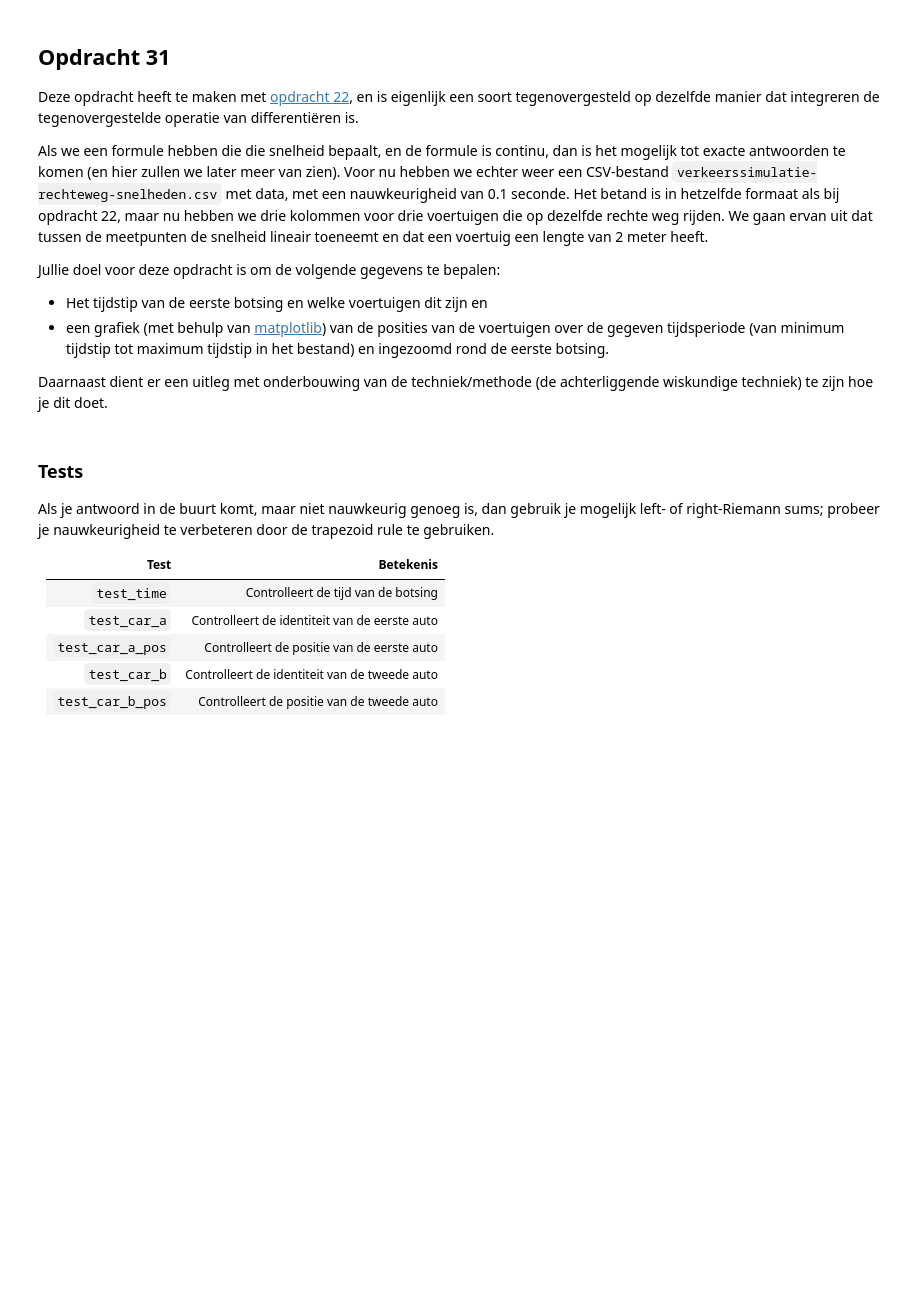
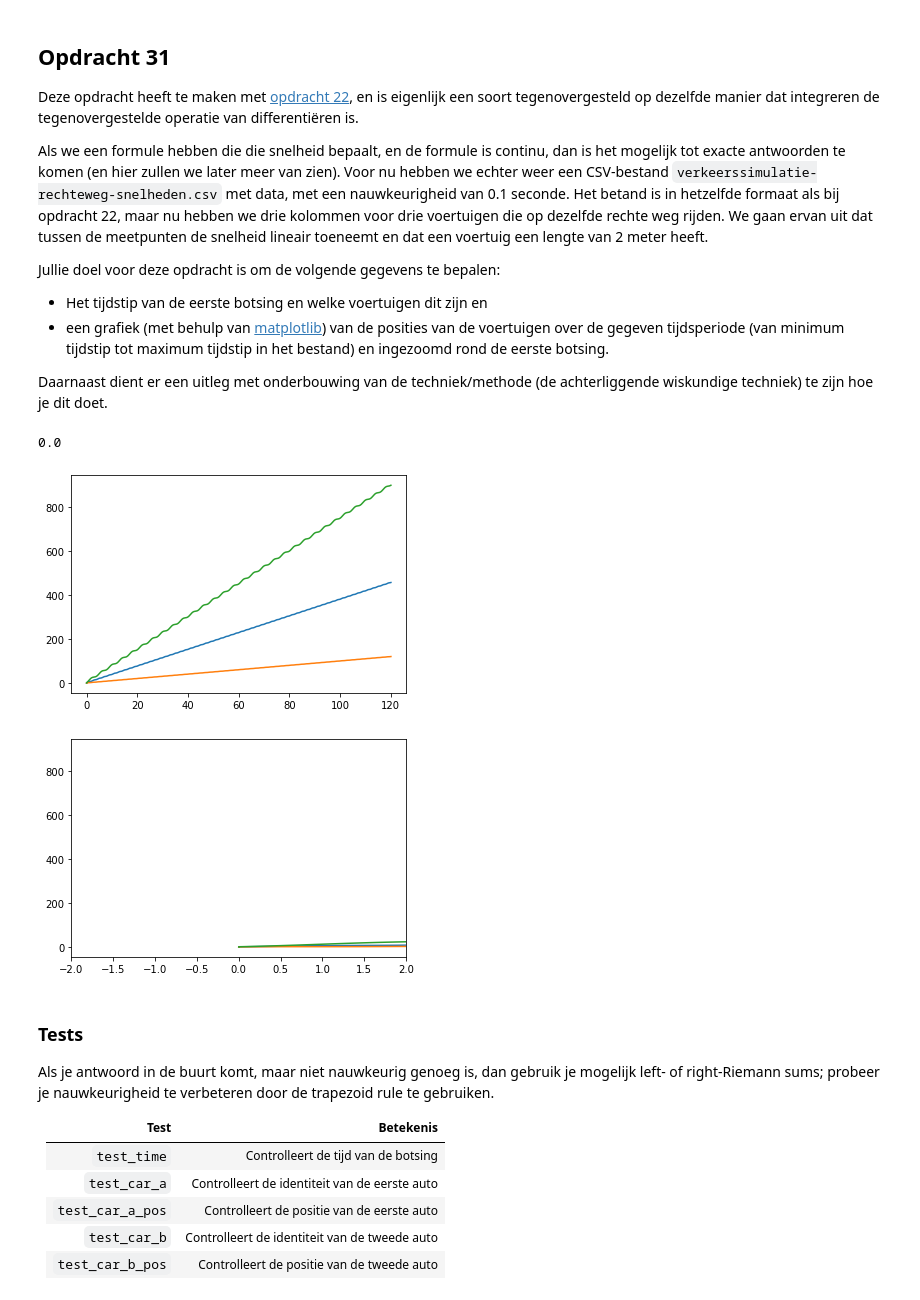
Before and after one commit to JordyAlkema/AC-2020, a Jupyter notebook: AC Werkboek.ipynb, the cells around one changed output. Cells and saved outputs as stored; diff of their text form; code cells hidden in the pictures; blank space fills up the shorter version.

```diff
--- a/AC Werkboek.ipynb
+++ b/AC Werkboek.ipynb
@@ -2604,21 +2768,3 @@ Jullie doel voor deze opdracht is om de volgende gegevens te bepalen:
  - een grafiek (met behulp van [matplotlib](https://matplotlib.org/3.2.1/api/_as_gen/matplotlib.pyplot.plot.html)) van de posities van de voertuigen over de gegeven tijdsperiode (van minimum tijdstip tot maximum tijdstip in het bestand) en ingezoomd rond de eerste botsing.
 
 Daarnaast dient er een uitleg met onderbouwing van de techniek/methode (de achterliggende wiskundige techniek) te zijn hoe je dit doet.
-# %%
-import csv
-
-def get_data() -> Tuple[np.ndarray, np.ndarray, np.ndarray, np.ndarray]: # TODO
-    pass
-
-def plot_data(ys: np.ndarray, xss: List[np.ndarray], xrange: Tuple[int,int] = None, yrange: Tuple[int,int] = None):
-    """Optionele argumenten xrange en yrange om ingezoomde plot te maken op de botsing"""
-    pass
-
-def bereken_posities(times: np.ndarray, speeds: np.ndarray) -> np.ndarray: # TODO
-    pass
-
-def vind_botsing(t, car1, car2, car3) -> Tuple[float, int, float, int, float]: # TODO
-    """ Geeft een vijf-tupel terug met de tijd van de botsing, de eerste auto (1,2 of 3),
-        de positie van de eerste auto, de tweede auto en de positie daarvan."""
-
-    return None # (botsing_t, botsing_a, botsing_a_pos, botsing_b, botsing_b_pos)
@@ -2625,3 +2829,19 @@ def vind_botsing(t, car1, car2, car3) -> Tuple[float, int, float, int, float]: #
+# %%
+times, car1, car2, car3 = get_data()
+
+pos_car1 = bereken_posities(times, car1)
+pos_car2 = bereken_posities(times, car2)
+pos_car3 = bereken_posities(times, car3)
+
+accident_time, accident_car_1, accident_car_1_pos, accident_car2, accident_car_2_pos = vind_botsing(times, car1, car2, car3)
+print(accident_time)
+
+plot_data(times, np.array([dis_car1, dis_car2, dis_car3]))
+plot_data(times, np.array([dis_car1, dis_car2, dis_car3]), [accident_time - 2, accident_time + 2])
+# %% [output]
+0.0
+[figure, added]
+[figure, added]
 # %% [markdown]
 ### Tests
 
```
Also changed, not shown: parts of 44 cells of this notebook.
